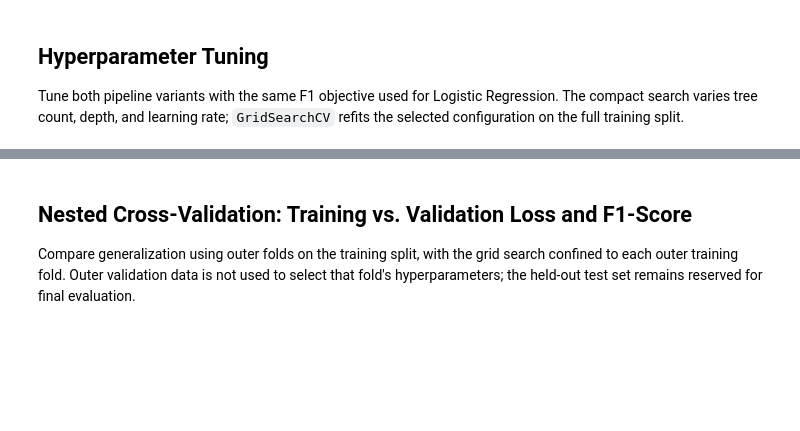
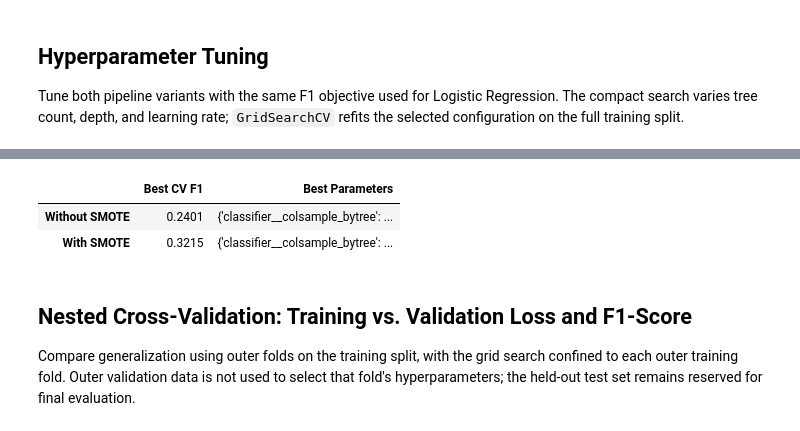
Before and after one commit to habib33-3/diabetes-detection-system, a Jupyter notebook: diadb-training/03-xg-boost.ipynb, the cells around one changed output, grey strips where cells are left out. Saved outputs shown, nothing was run; the diff lists cells and outputs as text; code cells hidden in the pictures; blank space fills up the shorter version.

Commit message:
xgboost

```diff
--- a/diadb-training/03-xg-boost.ipynb
+++ b/diadb-training/03-xg-boost.ipynb
@@ -144,7 +190,6 @@ Fit a reproducible baseline without SMOTE, then prepare separate pipelines for t
 from imblearn.over_sampling import SMOTE
 from imblearn.pipeline import Pipeline
 from sklearn.base import clone
-from xgboost import XGBClassifier
 
 # Histogram trees and one estimator thread leave parallelism to GridSearchCV.
 xgb_model = XGBClassifier(
@@ -156,7 +201,7 @@ xgb_model = XGBClassifier(
     reg_lambda=1,
     objective="binary:logistic",
     eval_metric="logloss",
-    tree_method="hist",
+    **xgb_device_params,
     random_state=42,
     n_jobs=1,
 )
@@ -258,9 +303,15 @@ baseline_results
 Tune both pipeline variants with the same F1 objective used for Logistic Regression. The compact search varies tree count, depth, and learning rate; `GridSearchCV` refits the selected configuration on the full training split.
 # %%
 param_grid = {
-    "classifier__n_estimators": [100, 200],
-    "classifier__max_depth": [3, 5],
-    "classifier__learning_rate": [0.05, 0.1],
+    "classifier__n_estimators": [200, 300, 500],
+    "classifier__max_depth": [3, 4, 5],
+    "classifier__learning_rate": [0.01, 0.05, 0.1],
+    "classifier__subsample": [0.8, 1.0],
+    "classifier__colsample_bytree": [0.8, 1.0],
+    "classifier__min_child_weight": [1, 3],
+    "classifier__gamma": [0, 0.1],
+    "classifier__reg_alpha": [0, 0.1],
+    "classifier__reg_lambda": [1, 5],
 }
 # %%
 from sklearn.model_selection import GridSearchCV
@@ -270,7 +321,7 @@ grid_without_smote = GridSearchCV(
     param_grid=param_grid,
     cv=cv,
     scoring="f1",
-    n_jobs=-1,
+    n_jobs=search_n_jobs,
     refit=True,
 )
 grid_with_smote = GridSearchCV(
@@ -278,7 +329,7 @@ grid_with_smote = GridSearchCV(
     param_grid=param_grid,
     cv=cv,
     scoring="f1",
-    n_jobs=-1,
+    n_jobs=search_n_jobs,
     refit=True,
 )
 # %%
@@ -303,3 +375,23 @@ grid_search_results
+# %%
+grid_search_results = pd.DataFrame(
+    {
+        "Best CV F1": [
+            grid_without_smote.best_score_,
+            grid_with_smote.best_score_,
+        ],
+        "Best Parameters": [
+            grid_without_smote.best_params_,
+            grid_with_smote.best_params_,
+        ],
+    },
+    index=["Without SMOTE", "With SMOTE"],
+).round(4)
+
+grid_search_results
+# %% [output]
+|  | Best CV F1 | Best Parameters |
+| Without SMOTE | 0.2401 | {'classifier__colsample_bytree': ... |
+| With SMOTE | 0.3215 | {'classifier__colsample_bytree': ... |
 # %%
 # refit=True leaves each best pipeline trained on the complete training split.
 best_without_smote = grid_without_smote.best_estimator_
```
Also changed, not shown: parts of 10 cells of this notebook.
